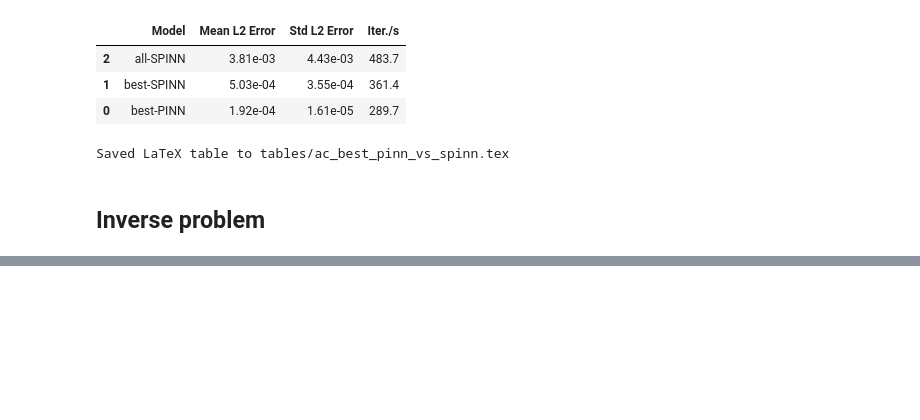
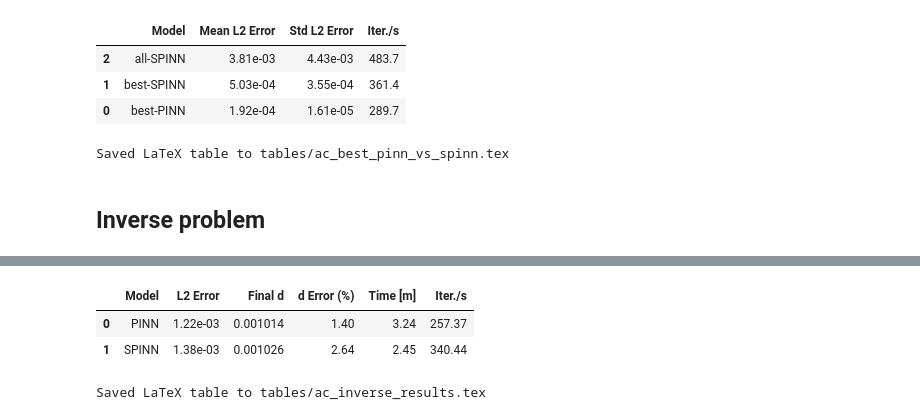
Before and after one commit to bonneted/PhD, a Jupyter notebook: chapters/III_ImprovingPINNs/05_improving_spinn_ac.ipynb, the cells around one changed output, grey strips where cells are left out. Saved outputs shown, nothing was run; the diff lists cells and outputs as text; code cells hidden in the pictures; blank space fills up the shorter version.

```diff
--- a/chapters/III_ImprovingPINNs/05_improving_spinn_ac.ipynb
+++ b/chapters/III_ImprovingPINNs/05_improving_spinn_ac.ipynb
@@ -942,0 +1170,64 @@ Saved LaTeX table to tables/ac_best_pinn_vs_spinn.tex
+# %%
+# === Inverse Problem Results Table ===
+import pandas as pd
+
+def build_inverse_results_df(all_data, config_text_dict=None):
+    """Build a summary DataFrame from inverse results."""
+    rows = []
+    for key in sorted(all_data.keys()):
+        entry = all_data[key]
+
+        # Get L2 error from losshistory metrics
+        losshistory = entry.get("losshistory")
+        l2_error = np.nan
+        if losshistory and losshistory.metrics_test:
+            l2_error = float(losshistory.metrics_test[-1][0])
+
+        elapsed = entry["runtime_metrics"]["elapsed_time"]
+        its_per_sec = entry["runtime_metrics"]["iterations_per_sec"]
+        name = config_text_dict.get(key, key) if config_text_dict else key
+
+        # Get identified parameter d
+        d_final = entry["callbacks"].get("variable_value").history[-1][1]
+        d_true = entry.get("config", {}).get("problem", {}).get("pde_coefficient", 0.001)
+
+        d_error_pct = abs(d_final - d_true) / d_true * 100 if d_true and np.isfinite(d_final) else np.nan
+
+        rows.append({
+            "Model": name,
+            "L2 Error": l2_error,
+            "Final d": d_final,
+            "d Error (%)": d_error_pct,
+            "Time [m]": elapsed / 60 if np.isfinite(elapsed) else np.nan,
+            "Iter./s": its_per_sec,
+        })
+
+    df = pd.DataFrame(rows)
+    df = df.sort_values("L2 Error", ascending=True).reset_index(drop=True)
+    return df
+
+if results_inverse:
+    df_inverse = build_inverse_results_df(results_inverse, config_text_dict=config_text_dict_inverse)
+    display(
+        df_inverse.style
+        .background_gradient(subset=["L2 Error"], cmap="Greens_r")
+        .background_gradient(subset=["d Error (%)"], cmap="Reds")
+        .format("{:.2e}", subset=["L2 Error"])
+        .format("{:.6f}", subset=["Final d"])
+        .format("{:.2f}", subset=["d Error (%)", "Time [m]", "Iter./s"])
+        .set_properties(subset=["Model"], **{"text-align": "left"})
+    )
+
+    # Save table
+    if save_fig:
+        table_folder = Path("tables")
+        table_folder.mkdir(parents=True, exist_ok=True)
+        formatters = {"L2 Error": "{:.2e}", "Final d": "{:.6f}", "d Error (%)": "{:.2f}", "Time [m]": "{:.2f}", "Iter./s": "{:.2f}"}
+        save_df_to_latex(df_inverse, table_folder / "ac_inverse_results.tex", formatters=formatters)
+else:
+    print("No inverse results to display.")
+# %% [output]
+|  | Model | L2 Error | Final d | d Error (%) | Time [m] | Iter./s |
+| 0 | PINN | 1.22e-03 | 0.001014 | 1.40 | 3.24 | 257.37 |
+| 1 | SPINN | 1.38e-03 | 0.001026 | 2.64 | 2.45 | 340.44 |
+Saved LaTeX table to tables/ac_inverse_results.tex
```
Also changed, not shown: parts of 3 cells of this notebook, 5 other files.
